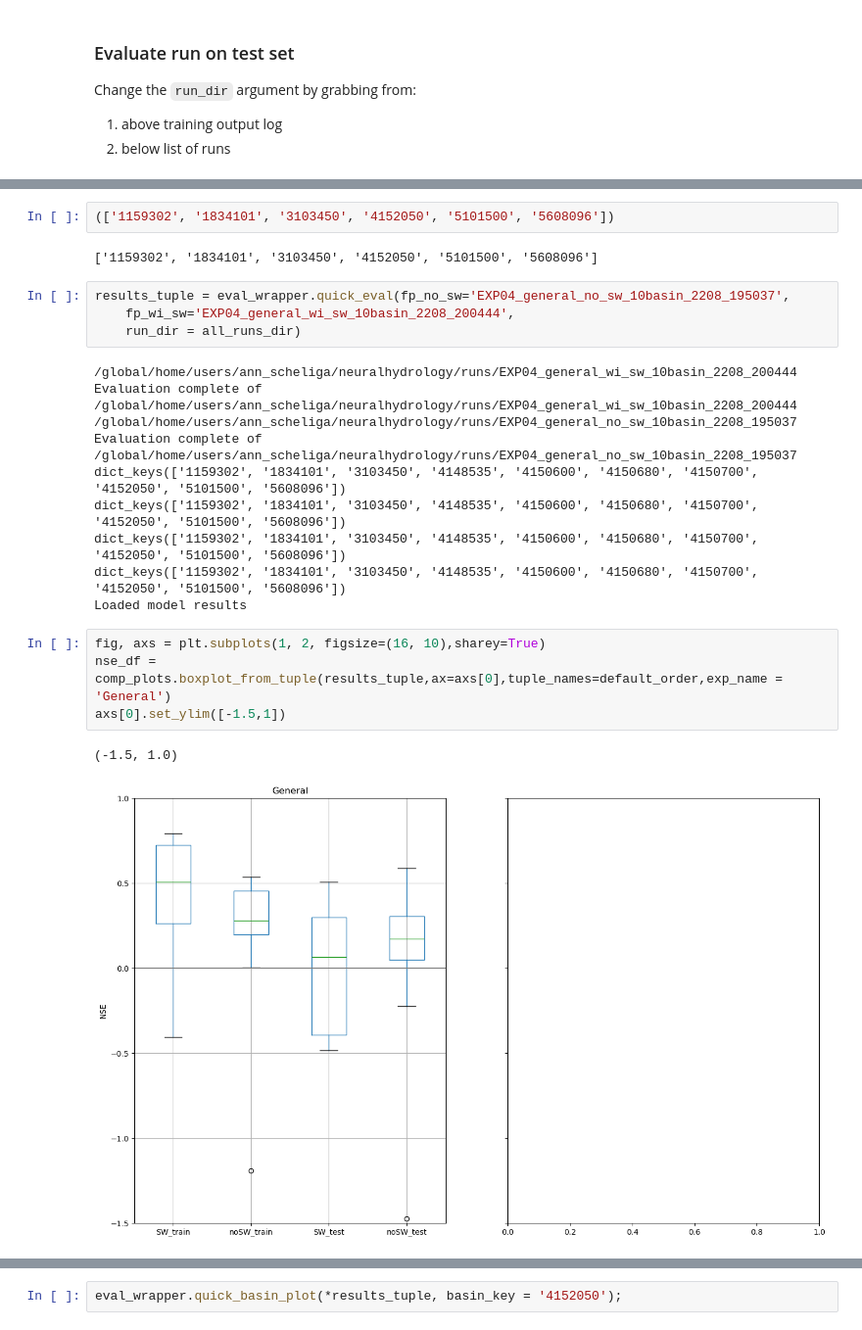
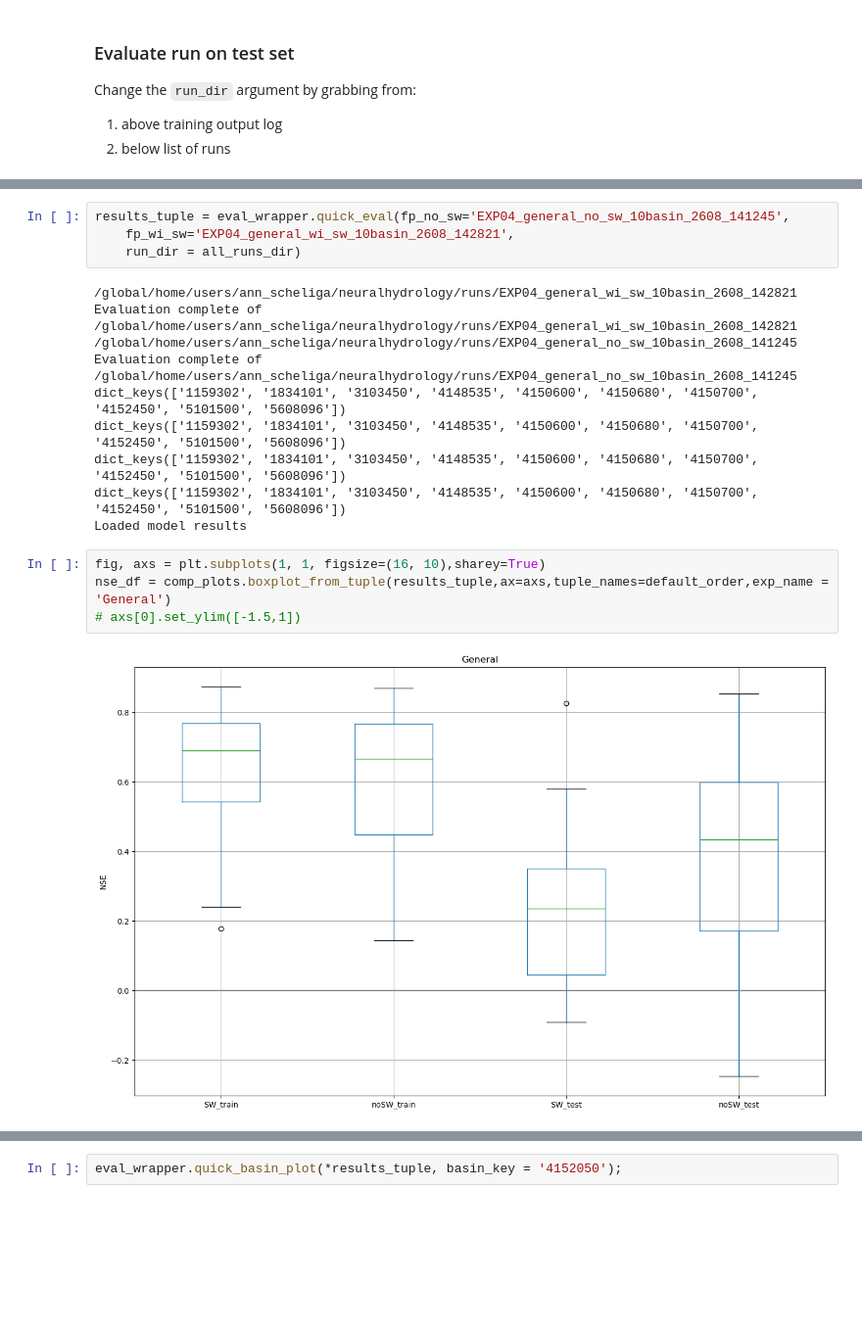
Before and after one commit to ascheliga/neuralhydrology, a Jupyter notebook: cygnss_models/EXP04_general/base_case.ipynb, the cells around one changed output, grey strips where cells are left out. Shown: that part at 98% size. Drawn from its saved outputs; the diff is of its cells as text; blank space fills up the shorter version.

```diff
--- a/cygnss_models/EXP04_general/base_case.ipynb
+++ b/cygnss_models/EXP04_general/base_case.ipynb
@@ -30,28 +28,23 @@ exp_runs
-# %%
-(['1159302', '1834101', '3103450', '4152050', '5101500', '5608096'])
-# %% [output]
-['1159302', '1834101', '3103450', '4152050', '5101500', '5608096']
 # %%
-results_tuple = eval_wrapper.quick_eval(fp_no_sw='EXP04_general_no_sw_10basin_2208_195037',
-    fp_wi_sw='EXP04_general_wi_sw_10basin_2208_200444',
+results_tuple = eval_wrapper.quick_eval(fp_no_sw='EXP04_general_no_sw_10basin_2608_141245',
+    fp_wi_sw='EXP04_general_wi_sw_10basin_2608_142821',
     run_dir = all_runs_dir)
 # %% [output]
-/global/home/users/ann_scheliga/neuralhydrology/runs/EXP04_general_wi_sw_10basin_2208_200444
-Evaluation complete of /global/home/users/ann_scheliga/neuralhydrology/runs/EXP04_general_wi_sw_10basin_2208_200444
-/global/home/users/ann_scheliga/neuralhydrology/runs/EXP04_general_no_sw_10basin_2208_195037
-Evaluation complete of /global/home/users/ann_scheliga/neuralhydrology/runs/EXP04_general_no_sw_10basin_2208_195037
-dict_keys(['1159302', '1834101', '3103450', '4148535', '4150600', '4150680', '4150700', '4152050', '5101500', '5608096'])
-dict_keys(['1159302', '1834101', '3103450', '4148535', '4150600', '4150680', '4150700', '4152050', '5101500', '5608096'])
-dict_keys(['1159302', '1834101', '3103450', '4148535', '4150600', '4150680', '4150700', '4152050', '5101500', '5608096'])
-dict_keys(['1159302', '1834101', '3103450', '4148535', '4150600', '4150680', '4150700', '4152050', '5101500', '5608096'])
+/global/home/users/ann_scheliga/neuralhydrology/runs/EXP04_general_wi_sw_10basin_2608_142821
+Evaluation complete of /global/home/users/ann_scheliga/neuralhydrology/runs/EXP04_general_wi_sw_10basin_2608_142821
+/global/home/users/ann_scheliga/neuralhydrology/runs/EXP04_general_no_sw_10basin_2608_141245
+Evaluation complete of /global/home/users/ann_scheliga/neuralhydrology/runs/EXP04_general_no_sw_10basin_2608_141245
+dict_keys(['1159302', '1834101', '3103450', '4148535', '4150600', '4150680', '4150700', '4152450', '5101500', '5608096'])
+dict_keys(['1159302', '1834101', '3103450', '4148535', '4150600', '4150680', '4150700', '4152450', '5101500', '5608096'])
+dict_keys(['1159302', '1834101', '3103450', '4148535', '4150600', '4150680', '4150700', '4152450', '5101500', '5608096'])
+dict_keys(['1159302', '1834101', '3103450', '4148535', '4150600', '4150680', '4150700', '4152450', '5101500', '5608096'])
 Loaded model results
 # %%
-fig, axs = plt.subplots(1, 2, figsize=(16, 10),sharey=True)
-nse_df = comp_plots.boxplot_from_tuple(results_tuple,ax=axs[0],tuple_names=default_order,exp_name = 'General')
-axs[0].set_ylim([-1.5,1])
+fig, axs = plt.subplots(1, 1, figsize=(16, 10),sharey=True)
+nse_df = comp_plots.boxplot_from_tuple(results_tuple,ax=axs,tuple_names=default_order,exp_name = 'General')
+# axs[0].set_ylim([-1.5,1])
 # %% [output]
-(-1.5, 1.0)
-[figure, old version]
+[figure, new version]
 # %%
 nse_df
 # %% [output]
```
Also changed, not shown: parts of 5 cells of this notebook, 4 other files.
